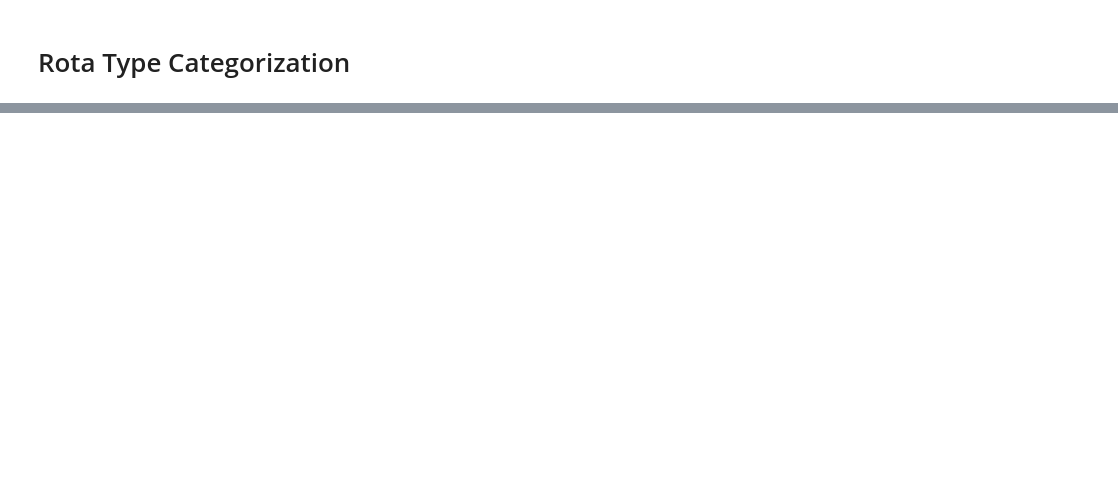
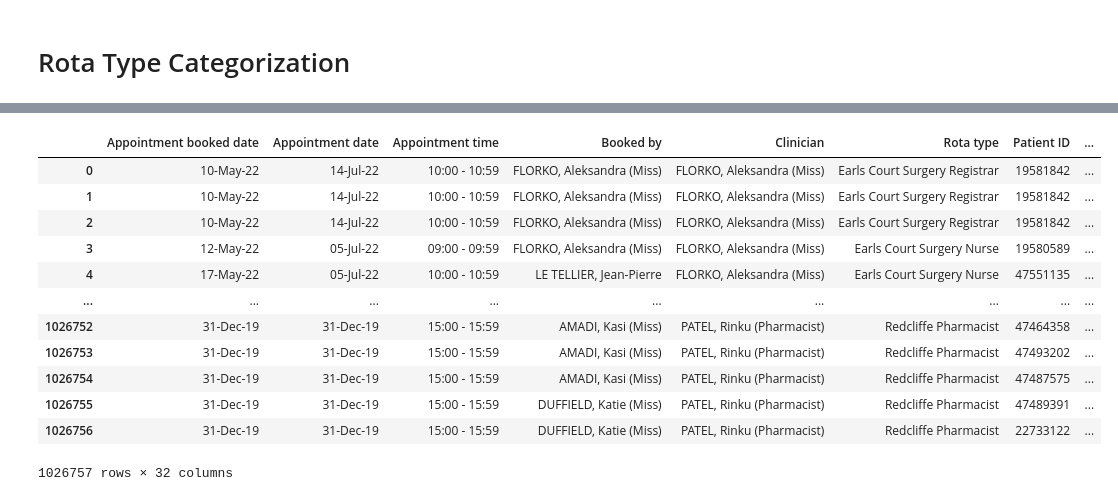
Before and after one commit to janduplessis883/project-showupforhealth, a Jupyter notebook: notebooks/jan - Feature Engineering .ipynb, the cells around one changed output, grey strips where cells are left out. Cells and saved outputs as stored; diff of their text form; code cells hidden in the pictures; blank space fills up the shorter version.

```diff
--- a/notebooks/jan - Feature Engineering .ipynb
+++ b/notebooks/jan - Feature Engineering .ipynb
@@ -142,0 +179,25 @@ data.head()
+# %%
+from sklearn.preprocessing import LabelEncoder
+
+# Label Encode Sex
+def labelencode_sex(df):
+    le = LabelEncoder()
+    df['Sex'] = le.fit_transform(df['Sex'])
+
+    return df
+# %%
+labelencode_sex(data)
+# %% [output]
+|  | Appointment booked date | Appointment date | Appointment time | Booked by | Clinician | Rota type | Patient ID | ... |
+| 0 | 10-May-22 | 14-Jul-22 | 10:00 - 10:59 | FLORKO, Aleksandra (Miss) | FLORKO, Aleksandra (Miss) | Earls Court Surgery Registrar | 19581842 | ... |
+| 1 | 10-May-22 | 14-Jul-22 | 10:00 - 10:59 | FLORKO, Aleksandra (Miss) | FLORKO, Aleksandra (Miss) | Earls Court Surgery Registrar | 19581842 | ... |
+| 2 | 10-May-22 | 14-Jul-22 | 10:00 - 10:59 | FLORKO, Aleksandra (Miss) | FLORKO, Aleksandra (Miss) | Earls Court Surgery Registrar | 19581842 | ... |
+| 3 | 12-May-22 | 05-Jul-22 | 09:00 - 09:59 | FLORKO, Aleksandra (Miss) | FLORKO, Aleksandra (Miss) | Earls Court Surgery Nurse | 19580589 | ... |
+| 4 | 17-May-22 | 05-Jul-22 | 10:00 - 10:59 | LE TELLIER, Jean-Pierre | FLORKO, Aleksandra (Miss) | Earls Court Surgery Nurse | 47551135 | ... |
+| ... | ... | ... | ... | ... | ... | ... | ... | ... |
+| 1026752 | 31-Dec-19 | 31-Dec-19 | 15:00 - 15:59 | AMADI, Kasi (Miss) | PATEL, Rinku (Pharmacist) | Redcliffe Pharmacist | 47464358 | ... |
+| 1026753 | 31-Dec-19 | 31-Dec-19 | 15:00 - 15:59 | AMADI, Kasi (Miss) | PATEL, Rinku (Pharmacist) | Redcliffe Pharmacist | 47493202 | ... |
+| 1026754 | 31-Dec-19 | 31-Dec-19 | 15:00 - 15:59 | AMADI, Kasi (Miss) | PATEL, Rinku (Pharmacist) | Redcliffe Pharmacist | 47487575 | ... |
+| 1026755 | 31-Dec-19 | 31-Dec-19 | 15:00 - 15:59 | DUFFIELD, Katie (Miss) | PATEL, Rinku (Pharmacist) | Redcliffe Pharmacist | 47489391 | ... |
+| 1026756 | 31-Dec-19 | 31-Dec-19 | 15:00 - 15:59 | DUFFIELD, Katie (Miss) | PATEL, Rinku (Pharmacist) | Redcliffe Pharmacist | 22733122 | ... |
+1026757 rows × 32 columns
```
Also changed, not shown: parts of 7 cells of this notebook, 4 other files.
